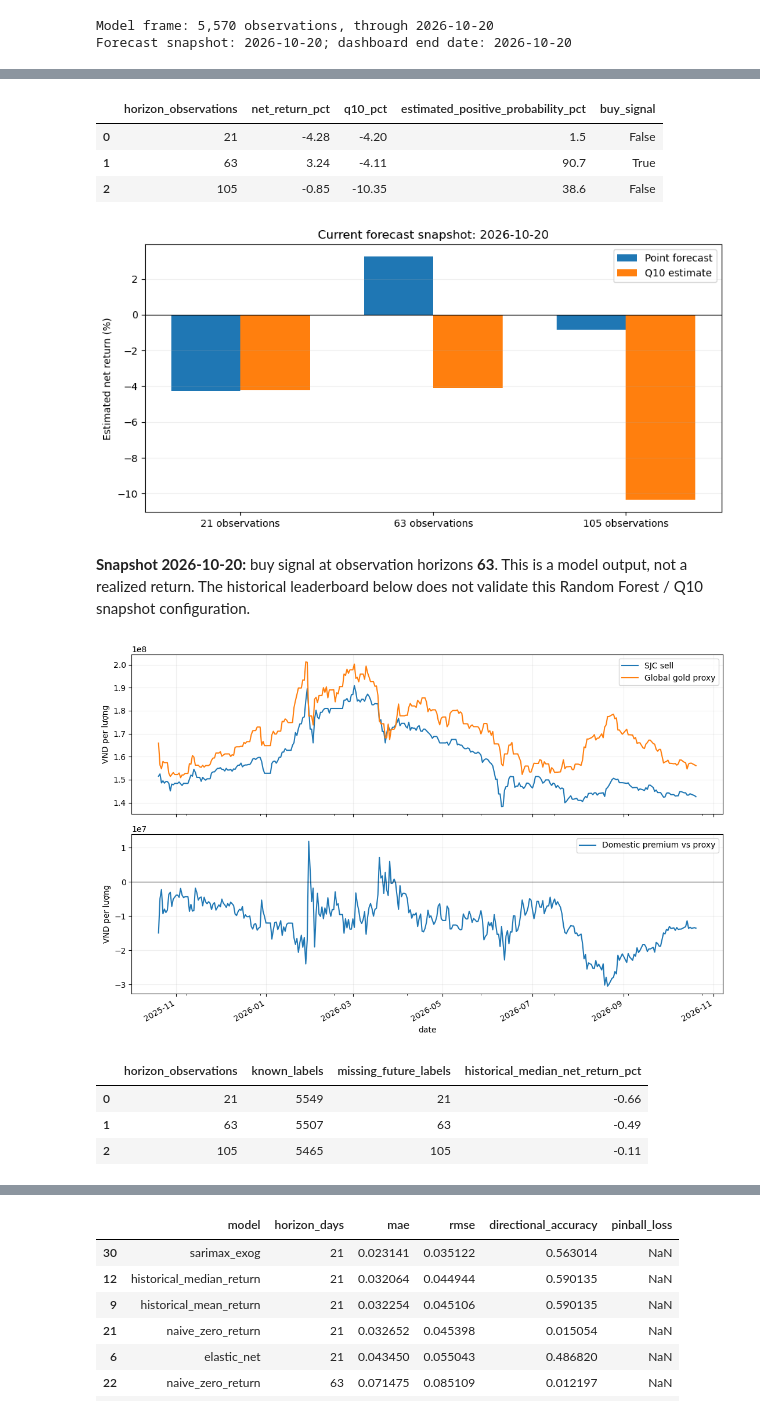
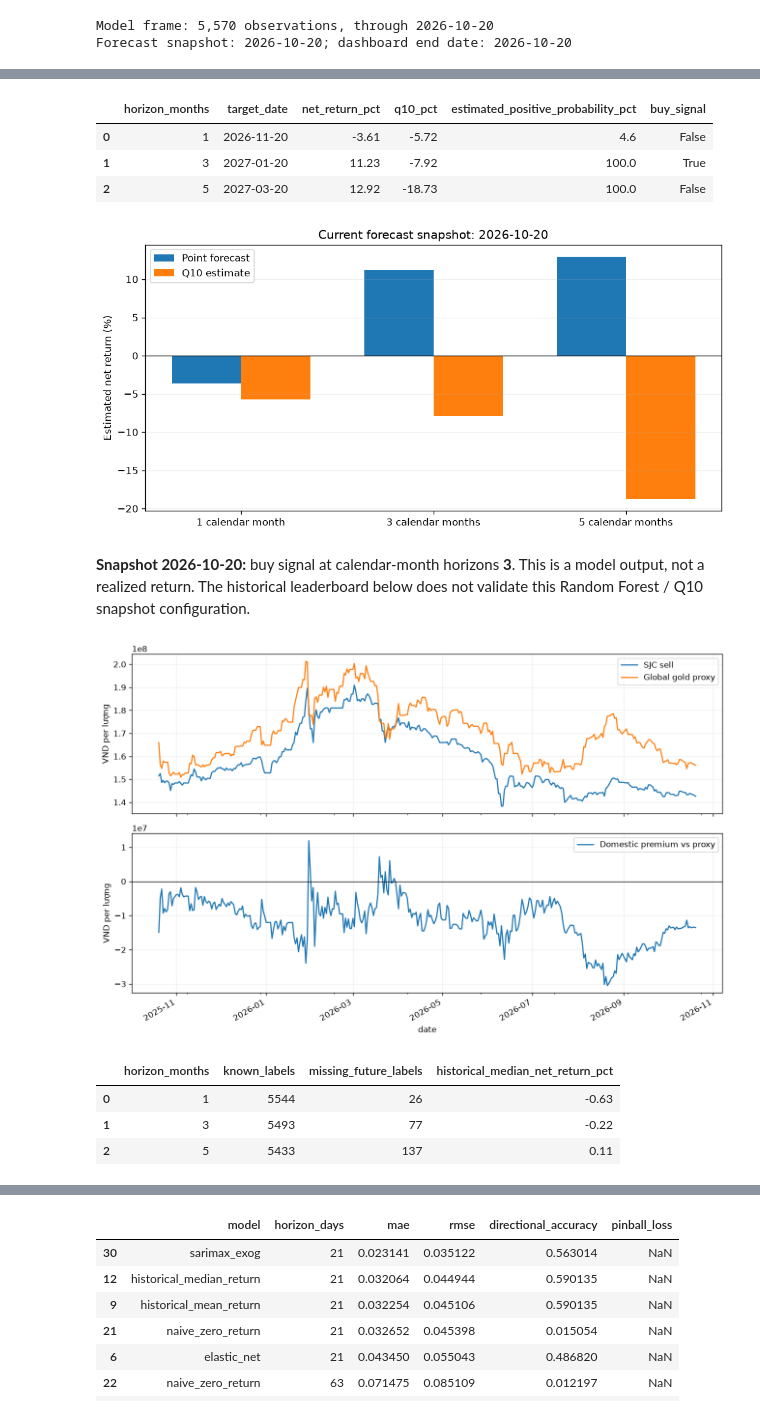
Before and after one commit to phantomexile/Gold-Market-Analysis-in-Viet-Nam, a Jupyter notebook: notebooks/01_eda_and_modeling_decision_support.ipynb, the cells around one changed output, grey strips where cells are left out. Cells and saved outputs as stored; diff of their text form; code cells hidden in the pictures.

```diff
--- a/notebooks/01_eda_and_modeling_decision_support.ipynb
+++ b/notebooks/01_eda_and_modeling_decision_support.ipynb
@@ -100,47 +100,47 @@ display(pd.DataFrame([{
 |  | sjc_buy_vnd_per_luong | sjc_sell_vnd_per_luong | spread_vnd_per_luong | premium_proxy_vnd_per_luong |
 | 0 | 139600000.0 | 142600000.0 | 3000000.0 | -13507249.48 |
 # %%
-# Hiển thị số quan sát thay cho tháng lịch để giữ đúng định nghĩa nhãn trong mã.
-snapshot_view = snapshot.sort_values("horizon_days").assign(
-    horizon_observations=lambda d: d["horizon_days"].astype(int),
+# Hiển thị tháng lịch và ngày đáo hạn để phân biệt với độ trễ theo số quan sát.
+snapshot_view = snapshot.sort_values("horizon_months").assign(
+    horizon_months=lambda d: d["horizon_months"].astype(int),
     net_return_pct=lambda d: (100 * d["predicted_net_return"]).round(2),
     q10_pct=lambda d: (100 * d["q10_predicted_net_return"]).round(2),
     estimated_positive_probability_pct=lambda d: (100 * d["prob_return_positive"]).round(1),
-)[["horizon_observations", "net_return_pct", "q10_pct", "estimated_positive_probability_pct", "buy_signal"]]
+)[["horizon_months", "target_date", "net_return_pct", "q10_pct", "estimated_positive_probability_pct", "buy_signal"]]
 display(snapshot_view)
 # %% [output]
-|  | horizon_observations | net_return_pct | q10_pct | estimated_positive_probability_pct | buy_signal |
-| 0 | 21 | -4.28 | -4.20 | 1.5 | False |
-| 1 | 63 | 3.24 | -4.11 | 90.7 | True |
-| 2 | 105 | -0.85 | -10.35 | 38.6 | False |
+|  | horizon_months | target_date | net_return_pct | q10_pct | estimated_positive_probability_pct | buy_signal |
+| 0 | 1 | 2026-11-20 | -3.61 | -5.72 | 4.6 | False |
+| 1 | 3 | 2027-01-20 | 11.23 | -7.92 | 100.0 | True |
+| 2 | 5 | 2027-03-20 | 12.92 | -18.73 | 100.0 | False |
 # %%
 # Đặt dự báo điểm cạnh Q10 để người xem thấy mức rủi ro ước lượng của từng kỳ hạn.
-plot_snapshot = snapshot.sort_values("horizon_days")
+plot_snapshot = snapshot.sort_values("horizon_months")
 positions = np.arange(len(plot_snapshot))
 fig, ax = plt.subplots(figsize=(9, 4.5))
 ax.bar(positions - 0.18, 100 * plot_snapshot["predicted_net_return"], width=0.36, label="Point forecast")
 ax.bar(positions + 0.18, 100 * plot_snapshot["q10_predicted_net_return"], width=0.36, label="Q10 estimate")
 ax.axhline(0, color="black", linewidth=0.8)
-ax.set_xticks(positions, [f"{int(h)} observations" for h in plot_snapshot["horizon_days"]])
+ax.set_xticks(positions, [f"{int(h)} calendar {'month' if int(h) == 1 else 'months'}" for h in plot_snapshot["horizon_months"]])
 ax.set_ylabel("Estimated net return (%)")
 ax.set_title(f"Current forecast snapshot: {snapshot_date}")
 ax.legend()
 ax.grid(axis="y", alpha=0.2)
 plt.tight_layout()
 plt.show()
 # %% [output]
-[figure, old version]
+[figure, new version]
 # %%
 # Tạo kết luận từ CSV thay vì chép một khuyến nghị cố định vào notebook.
-active_horizons = snapshot.loc[snapshot["buy_signal"], "horizon_days"].astype(int).tolist()
+active_horizons = snapshot.loc[snapshot["buy_signal"], "horizon_months"].astype(int).tolist()
 active_text = ", ".join(map(str, active_horizons)) if active_horizons else "none"
 display(Markdown(
-    f"**Snapshot {snapshot_date}:** buy signal at observation horizons **{active_text}**. "
+    f"**Snapshot {snapshot_date}:** buy signal at calendar-month horizons **{active_text}**. "
     "This is a model output, not a realized return. The historical leaderboard below "
     "does not validate this Random Forest / Q10 snapshot configuration."
 ))
 # %% [output]
-**Snapshot 2026-10-20:** buy signal at observation horizons **63**. This is a model output, not a realized return. The historical leaderboard below does not validate this Random Forest / Q10 snapshot configuration.
+**Snapshot 2026-10-20:** buy signal at calendar-month horizons **3**. This is a model output, not a realized return. The historical leaderboard below does not validate this Random Forest / Q10 snapshot configuration.
 # %%
 # So sánh một năm gần nhất để biểu đồ dài hạn không che mất diễn biến mới.
 recent = model_frame.loc[model_frame["date"] >= latest_row["date"] - pd.Timedelta(days=365)].set_index("date")
@@ -158,24 +158,24 @@ for ax in axes:
 plt.tight_layout()
 plt.show()
 # %% [output]
-[figure, old version]
+[figure, new version]
 # %%
-# Nhãn của các quan sát gần cuối chưa thể tính vì tương lai chưa xảy ra.
+# Nhãn ở gần cuối chưa thể tính vì chưa có báo giá từ ngày tròn tháng trở đi.
 target_summary = []
-for horizon in (21, 63, 105):
-    target = pd.to_numeric(model_frame[f"net_return_{horizon}d"], errors="coerce")
+for horizon in (1, 3, 5):
+    target = pd.to_numeric(model_frame[f"net_return_{horizon}m"], errors="coerce")
     target_summary.append({
-        "horizon_observations": horizon,
+        "horizon_months": horizon,
         "known_labels": int(target.notna().sum()),
         "missing_future_labels": int(target.isna().sum()),
         "historical_median_net_return_pct": round(100 * target.median(), 2),
     })
 display(pd.DataFrame(target_summary))
 # %% [output]
-|  | horizon_observations | known_labels | missing_future_labels | historical_median_net_return_pct |
-| 0 | 21 | 5549 | 21 | -0.66 |
-| 1 | 63 | 5507 | 63 | -0.49 |
-| 2 | 105 | 5465 | 105 | -0.11 |
+|  | horizon_months | known_labels | missing_future_labels | historical_median_net_return_pct |
+| 0 | 1 | 5544 | 26 | -0.63 |
+| 1 | 3 | 5493 | 77 | -0.22 |
+| 2 | 5 | 5433 | 137 | 0.11 |
 # %% [markdown]
 ## 2. Stored walk-forward evaluation — historical reference
 
```
Also changed, not shown: parts of 10 cells of this notebook, 29 other files.
